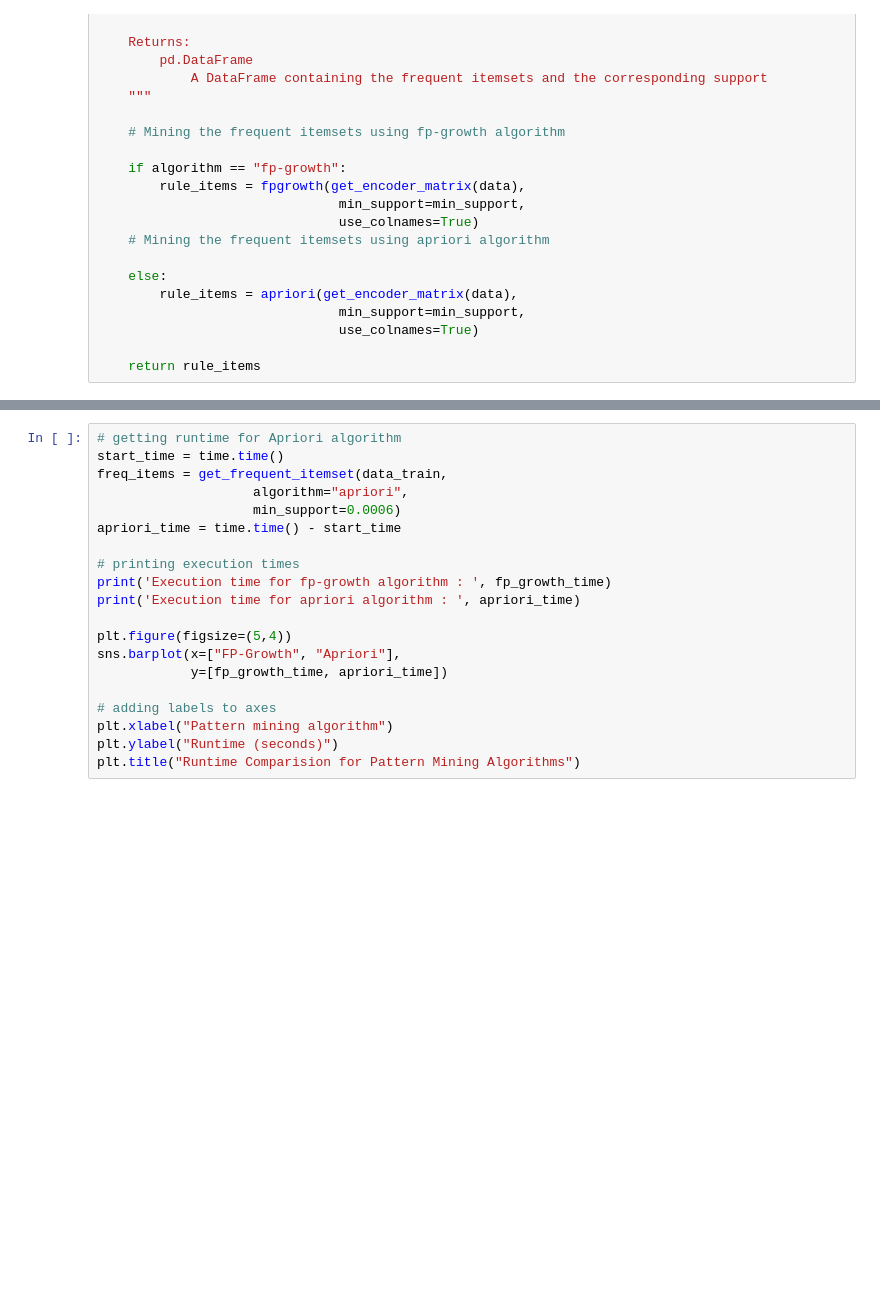
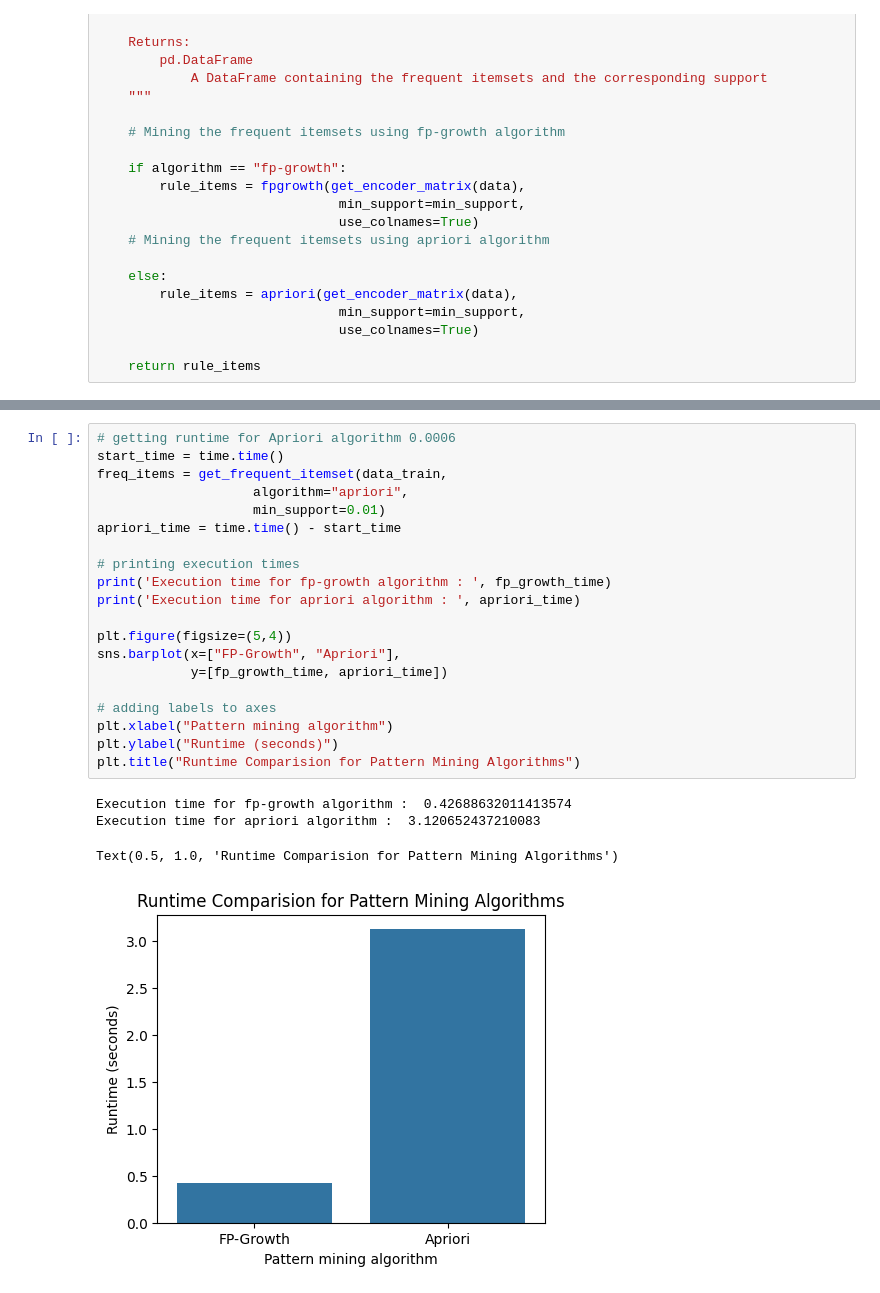
Before and after one commit to KaneZhao/Product_Recommendation, a Jupyter notebook: a1875043_assign2.ipynb, the cells around one changed output, grey strips where cells are left out. Saved outputs shown, nothing was run; the diff lists cells and outputs as text; blank space fills up the shorter version.

```diff
--- a/a1875043_assign2.ipynb
+++ b/a1875043_assign2.ipynb
@@ -645,20 +757,25 @@ fp_growth_time = time.time() - start_time
 # %%
-# getting runtime for Apriori algorithm
+# getting runtime for Apriori algorithm 0.0006
 start_time = time.time()
 freq_items = get_frequent_itemset(data_train,
                     algorithm="apriori",
-                    min_support=0.0006)
+                    min_support=0.01)
 apriori_time = time.time() - start_time
 
 # printing execution times
 print('Execution time for fp-growth algorithm : ', fp_growth_time)
 print('Execution time for apriori algorithm : ', apriori_time)
 
 plt.figure(figsize=(5,4))
 sns.barplot(x=["FP-Growth", "Apriori"],
             y=[fp_growth_time, apriori_time])
 
 # adding labels to axes
 plt.xlabel("Pattern mining algorithm")
 plt.ylabel("Runtime (seconds)")
 plt.title("Runtime Comparision for Pattern Mining Algorithms")
+# %% [output]
+Execution time for fp-growth algorithm :  0.42688632011413574
+Execution time for apriori algorithm :  3.120652437210083
+Text(0.5, 1.0, 'Runtime Comparision for Pattern Mining Algorithms')
+[figure, added]
```
Also changed, not shown: parts of 20 cells of this notebook.
